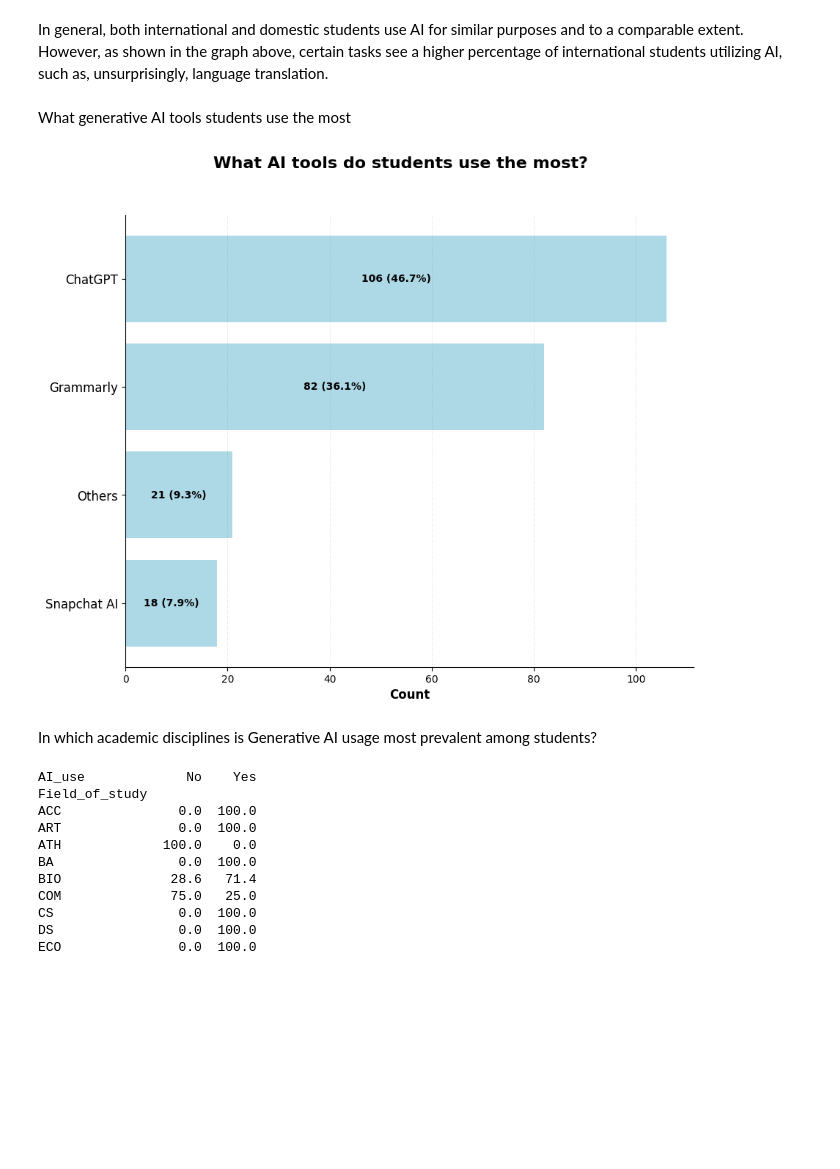
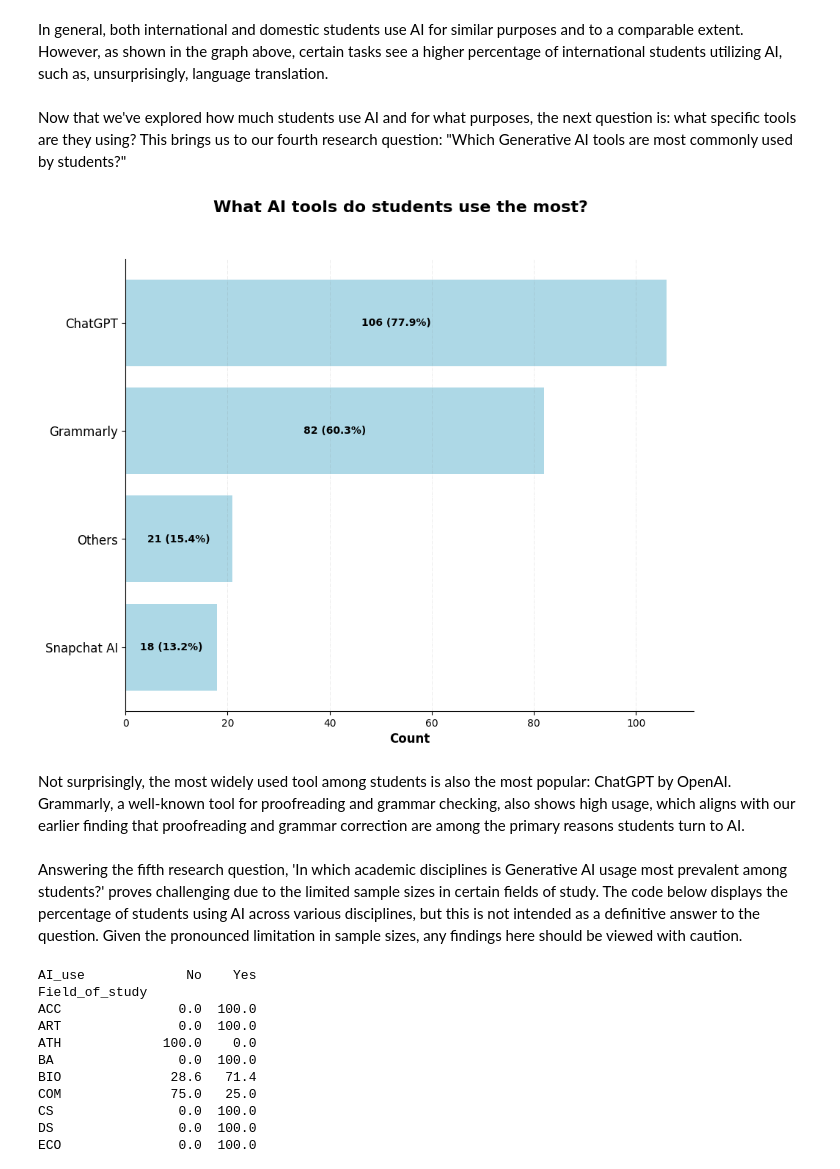
Before and after one commit to cris1618/Mapping-the-use-of-GAI-in-a-higher-educational-context, a Jupyter notebook: AI_usage.ipynb, the cells around one changed output. Saved outputs shown, nothing was run; the diff lists cells and outputs as text; code cells hidden in the pictures; blank space fills up the shorter version.

```diff
--- a/AI_usage.ipynb
+++ b/AI_usage.ipynb
@@ -589,7 +589,7 @@ ax.barh(count_purpose.index, count_purpose.values, color='skyblue')
 ax.grid(visible=True, color="grey", linestyle="-.", linewidth=0.5, alpha=0.2, axis="x")
 
 
-total = len(df)
+total = len(df_yes)
 ind = 0
 for p in ax.patches:
     width = p.get_width()
@@ -696,8 +696,8 @@ Non-Native English Speaker                       6.578947
 [figure]
 # %% [markdown]
 In general, both international and domestic students use AI for similar purposes and to a comparable extent. However, as shown in the graph above, certain tasks see a higher percentage of international students utilizing AI, such as, unsurprisingly, language translation.
-# %% [markdown]
-What generative AI tools students use the most
+# %% [markdown]
+Now that we've explored how much students use AI and for what purposes, the next question is: what specific tools are they using? This brings us to our fourth research question: "Which Generative AI tools are most commonly used by students?"
 # %%
 # Column of interest
 df_yes["AI_tool"].head()
@@ -714,37 +714,40 @@ df_yes_tool = df_yes_tool[df_yes_tool["Tools_split"].isin(keep_field)]"""
 df_yes_tool["Tools_split"] = df_yes_tool["Tools_split"].str.strip()
 
 # Count for analysis
 count_tool = df_yes_tool["Tools_split"].value_counts()
 
 # Visualization
 fig, ax = plt.subplots(1,1,figsize=(10,8))
 plt.suptitle("What AI tools do students use the most?", fontsize=16, fontweight="bold")
 ax.barh(count_tool.index, count_tool.values, color = "lightblue")
 
 # Adding a grid
 ax.grid(visible=True, color="grey", linestyle="-.", linewidth=0.5, alpha=0.2, axis="x")
 
-total = count_tool.values.sum()
+
+total = len(df_yes)
 ind = 0
 for p in ax.patches:
     width = p.get_width()
     value = count_tool.values[ind]
     perc = (value/total)*100
     ax.text(p.get_x() + width / 2, p.get_y() + p.get_height() / 2,
             f'{int(width)} ({perc:.1f}%)', ha="center", va="center", color="black", fontweight="bold")
     ind += 1
 
 
 ax.spines['right'].set_visible(False)
 ax.spines['top'].set_visible(False)
 ax.tick_params(axis="y", rotation=0, labelsize=12)
 ax.set_xlabel(xlabel="Count", fontsize=12, fontweight="bold")
 ax.invert_yaxis()
 plt.show()
 # %% [output]
-[figure, old version]
+[figure, new version]
-# %% [markdown]
-In which academic disciplines is Generative AI usage most prevalent among students?
+# %% [markdown]
+Not surprisingly, the most widely used tool among students is also the most popular: ChatGPT by OpenAI. Grammarly, a well-known tool for proofreading and grammar checking, also shows high usage, which aligns with our earlier finding that proofreading and grammar correction are among the primary reasons students turn to AI.
+# %% [markdown]
+Answering the fifth research question, 'In which academic disciplines is Generative AI usage most prevalent among students?' proves challenging due to the limited sample sizes in certain fields of study. The code below displays the percentage of students using AI across various disciplines, but this is not intended as a definitive answer to the question. Given the pronounced limitation in sample sizes, any findings here should be viewed with caution.
 # %%
 # Group the relevant columns and calculate counts for each combination of Field of Study and AI_use
 group = df.groupby(["Field_of_study", "AI_use"]).size().unstack(fill_value=0)
```
Also changed, not shown: parts of 2 cells of this notebook.
